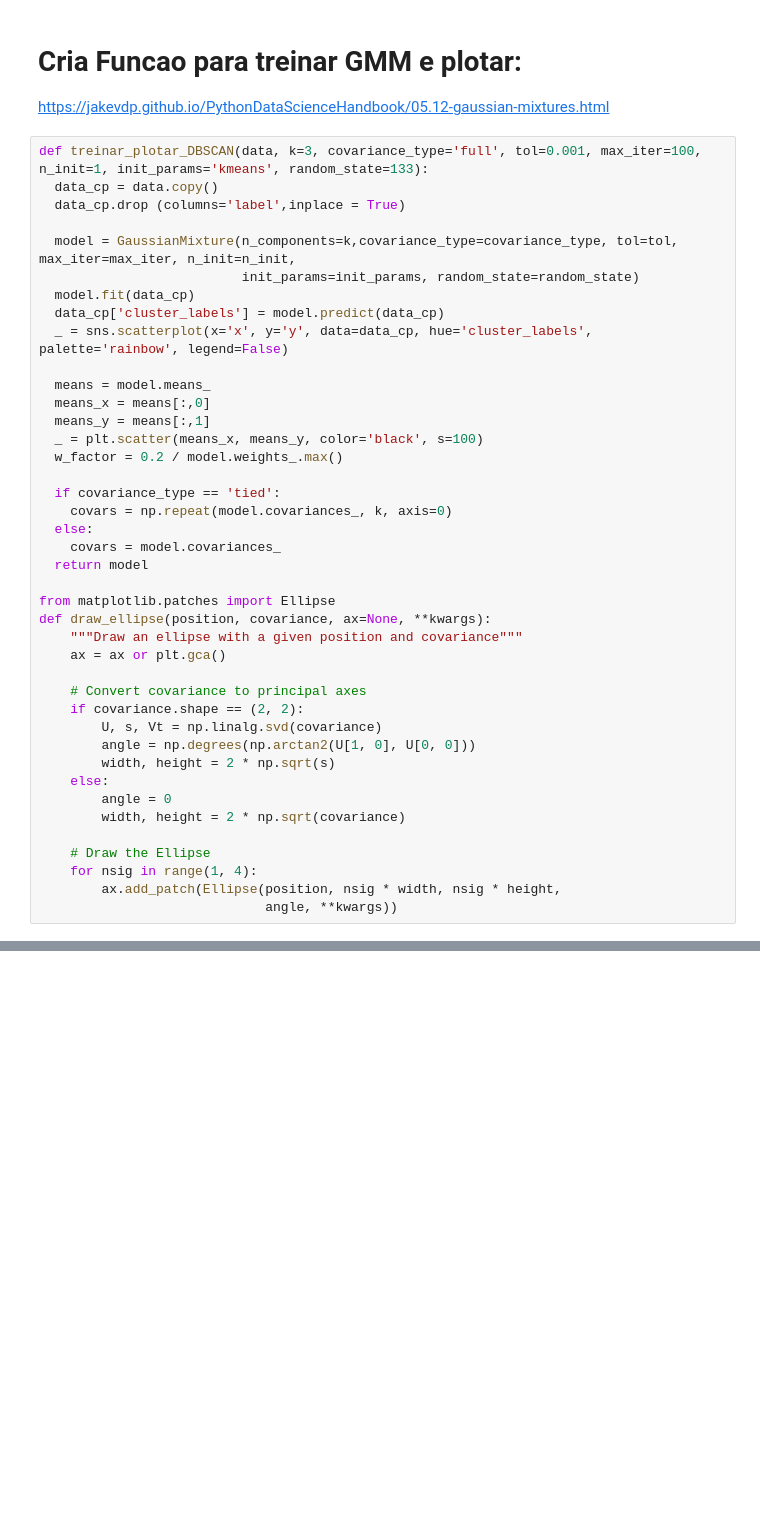
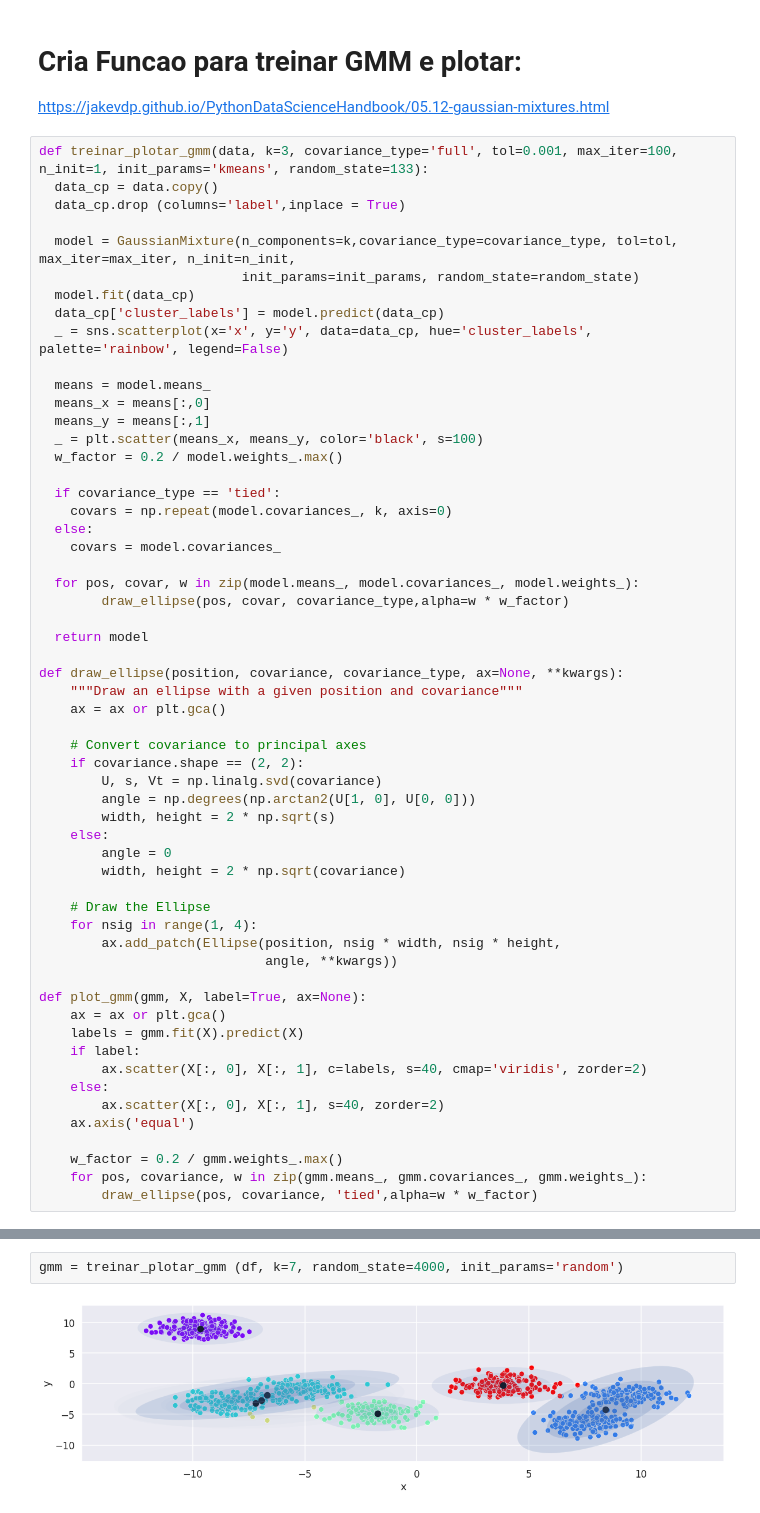
Before and after one commit to leandroleao2k/ImageML, a Jupyter notebook: GMM Cluster.ipynb, the cells around one changed output, grey strips where cells are left out. Cells and saved outputs as stored; diff of their text form; blank space fills up the shorter version.

```diff
--- a/GMM Cluster.ipynb
+++ b/GMM Cluster.ipynb
@@ -41,7 +41,7 @@ _ = sns.scatterplot(x='x', y='y', data=df, hue='label', palette='rainbow', legen
 # Cria Funcao para treinar GMM e plotar:
 https://jakevdp.github.io/PythonDataScienceHandbook/05.12-gaussian-mixtures.html
 # %%
-def treinar_plotar_DBSCAN(data, k=3, covariance_type='full', tol=0.001, max_iter=100, n_init=1, init_params='kmeans', random_state=133):
+def treinar_plotar_gmm(data, k=3, covariance_type='full', tol=0.001, max_iter=100, n_init=1, init_params='kmeans', random_state=133):
   data_cp = data.copy()
   data_cp.drop (columns='label',inplace = True)
 
@@ -61,10 +61,13 @@ def treinar_plotar_DBSCAN(data, k=3, covariance_type='full', tol=0.001, max_iter
     covars = np.repeat(model.covariances_, k, axis=0)
   else:
     covars = model.covariances_
+
+  for pos, covar, w in zip(model.means_, model.covariances_, model.weights_):
+        draw_ellipse(pos, covar, covariance_type,alpha=w * w_factor)
+
   return model
 
-from matplotlib.patches import Ellipse
-def draw_ellipse(position, covariance, ax=None, **kwargs):
+def draw_ellipse(position, covariance, covariance_type, ax=None, **kwargs):
     """Draw an ellipse with a given position and covariance"""
     ax = ax or plt.gca()
 
@@ -81,3 +84,16 @@ def draw_ellipse(position, covariance, ax=None, **kwargs):
     for nsig in range(1, 4):
         ax.add_patch(Ellipse(position, nsig * width, nsig * height,
                              angle, **kwargs))
+
+def plot_gmm(gmm, X, label=True, ax=None):
+    ax = ax or plt.gca()
+    labels = gmm.fit(X).predict(X)
+    if label:
+        ax.scatter(X[:, 0], X[:, 1], c=labels, s=40, cmap='viridis', zorder=2)
+    else:
+        ax.scatter(X[:, 0], X[:, 1], s=40, zorder=2)
+    ax.axis('equal')
+
+    w_factor = 0.2 / gmm.weights_.max()
+    for pos, covariance, w in zip(gmm.means_, gmm.covariances_, gmm.weights_):
+        draw_ellipse(pos, covariance, 'tied',alpha=w * w_factor)
@@ -91,0 +100,4 @@ labels = treinar_plotar_DBSCAN (df, eps, min)
+# %%
+gmm = treinar_plotar_gmm (df, k=7, random_state=4000, init_params='random')
+# %% [output]
+[figure, added]
```
Also changed, not shown: parts of 19 cells of this notebook.
